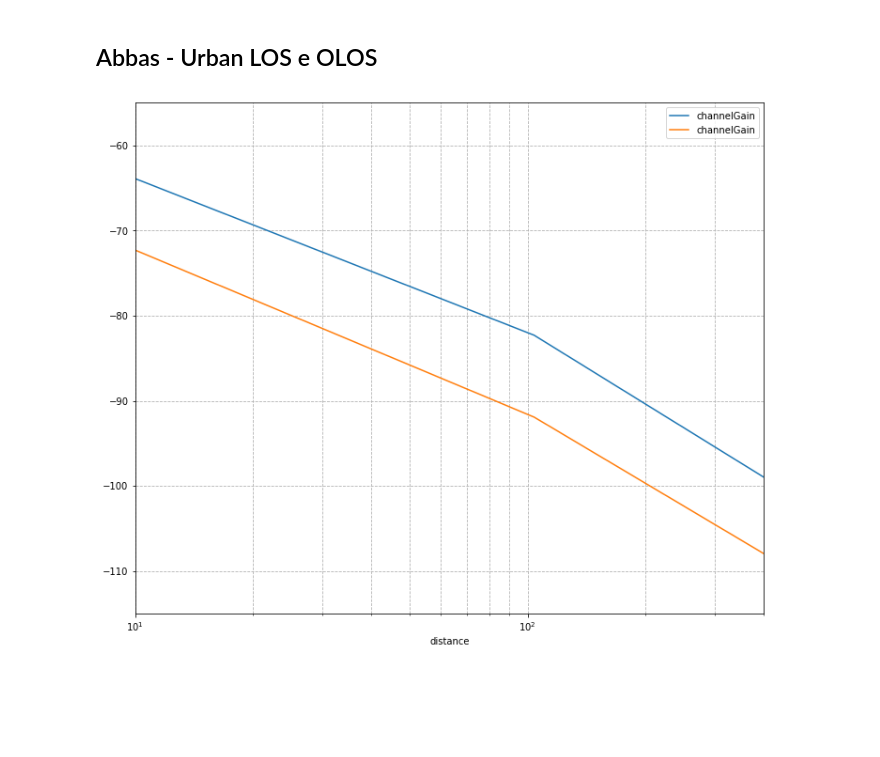
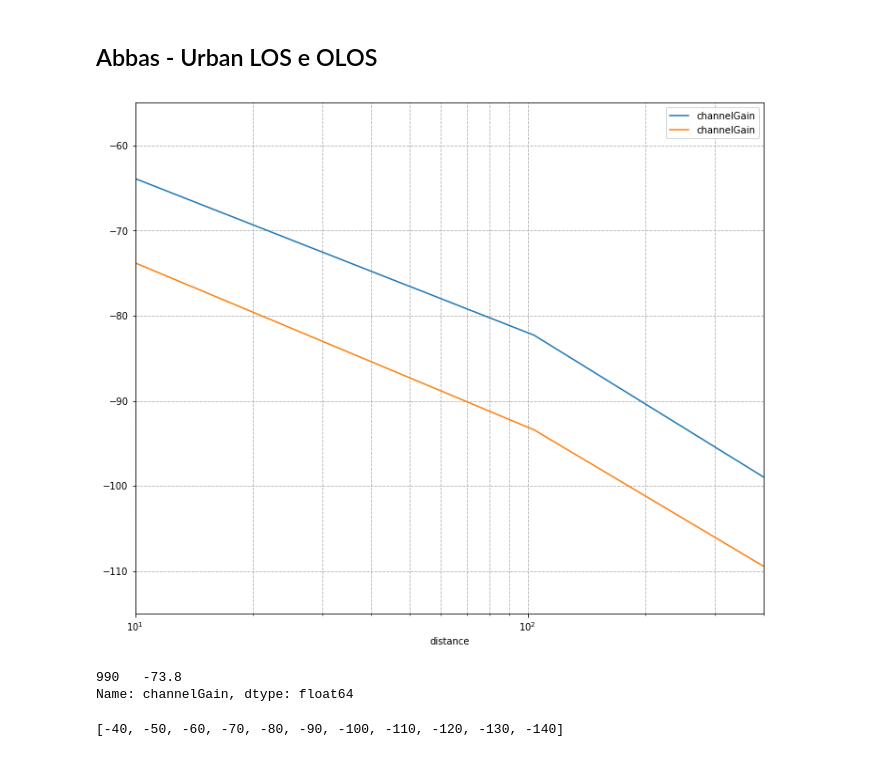
Before and after one commit to Lucas-Cerqueira/Projeto-Final-src, a Jupyter notebook: readFromNSLog.ipynb, the cells around one changed output. Saved outputs shown, nothing was run; the diff lists cells and outputs as text; code cells hidden in the pictures; blank space fills up the shorter version.

```diff
--- a/readFromNSLog.ipynb
+++ b/readFromNSLog.ipynb
@@ -4,6 +4,8 @@ import ast
 import pandas as pd
 import numpy as np
 import matplotlib.pyplot as plt
+plt.rc('text', usetex=True)
+plt.rc('font', family='serif')
 # %%
 def parseLogFile(filename, variable_count):
     with open(filename, 'r') as f:
@@ -247,25 +338,34 @@ ax.grid(True,which="both",ls="--")
 # %%
 df = pd.DataFrame(parseLogFile('output/abbas_urban_los.log', 4))
 df['channelGain'] = (df['rxPower'] - df['txPower'])
 ax = df.query('distance >= 10')\
        .plot(x='distance', y='channelGain', logx=True,
              yticks=[-60, -70, -80, -90, -100, -110],
              xticks=[10, 100],
              xlim=[10, 400],
              ylim=[-115, -55],
              figsize=(12, 10))
 
 df = pd.DataFrame(parseLogFile('output/abbas_urban_olos.log', 4))
-df['channelGain'] = (df['rxPower'] - df['txPower'])
+df['channelGain'] = (df['rxPower'] - df['txPower']) - 1.5
 ax = df.query('distance >= 10')\
        .plot(x='distance', y='channelGain', logx=True,
              yticks=[-60, -70, -80, -90, -100, -110],
              xticks=[10, 100],
              xlim=[10, 400],
              ylim=[-115, -55],
              figsize=(12, 10),
              ax=ax)
 
 ax.grid(True,which="both",ls="--")
 # %% [output]
-[figure, old version]
+[figure, new version]
+# %%
+df.query('distance == 10')['channelGain']
+# %% [output]
+990   -73.8
+Name: channelGain, dtype: float64
+# %%
+list(range(-40, -150, -10))
+# %% [output]
+[-40, -50, -60, -70, -80, -90, -100, -110, -120, -130, -140]
```
Also changed, not shown: parts of 10 cells of this notebook, 4 other files.
